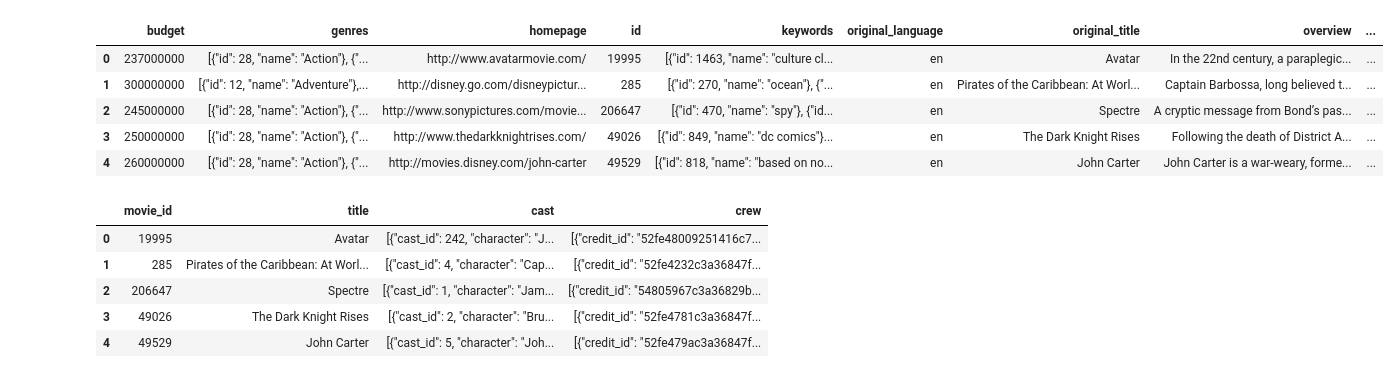
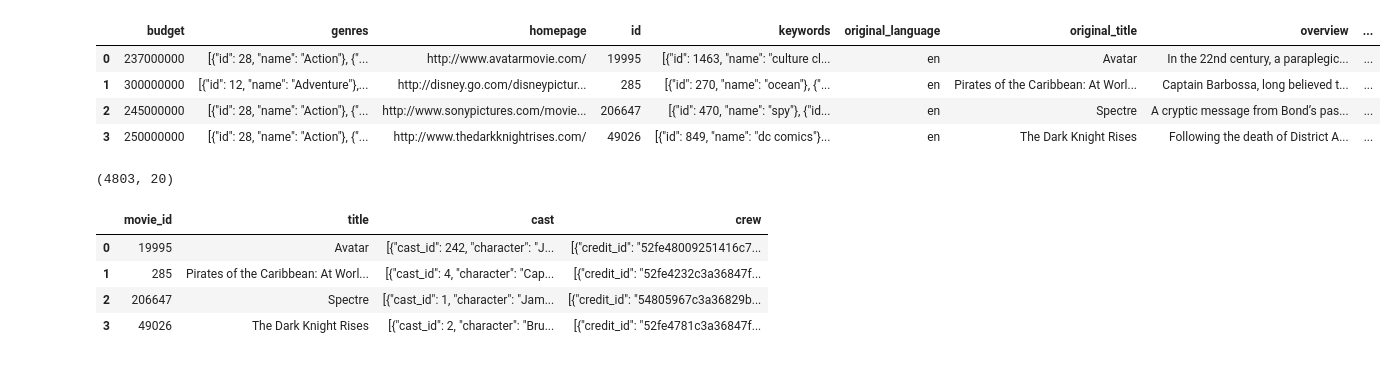
Before and after one commit to hamant-jagwan/Movies_Recommender_system--ML_-Project, a Jupyter notebook: Movies_Recommender_system.ipynb, the cells around one changed output. Cells and saved outputs as stored; diff of their text form; code cells hidden in the pictures.

```diff
--- a/Movies_Recommender_system.ipynb
+++ b/Movies_Recommender_system.ipynb
@@ -7,20 +10,22 @@ import numpy as np
 movies = pd.read_csv("/content/drive/MyDrive/data/tmdb_5000_movies.csv/tmdb_5000_movies.csv")
 credits = pd.read_csv("/content/drive/MyDrive/data/tmdb_5000_movies.csv/tmdb_5000_credits.csv")
 # %%
-movies.head()
+movies.head(4)
 # %% [output]
 |  | budget | genres | homepage | id | keywords | original_language | original_title | overview | ... |
 | 0 | 237000000 | [{"id": 28, "name": "Action"}, {"... | http://www.avatarmovie.com/ | 19995 | [{"id": 1463, "name": "culture cl... | en | Avatar | In the 22nd century, a paraplegic... | ... |
 | 1 | 300000000 | [{"id": 12, "name": "Adventure"},... | http://disney.go.com/disneypictur... | 285 | [{"id": 270, "name": "ocean"}, {"... | en | Pirates of the Caribbean: At Worl... | Captain Barbossa, long believed t... | ... |
 | 2 | 245000000 | [{"id": 28, "name": "Action"}, {"... | http://www.sonypictures.com/movie... | 206647 | [{"id": 470, "name": "spy"}, {"id... | en | Spectre | A cryptic message from Bond’s pas... | ... |
 | 3 | 250000000 | [{"id": 28, "name": "Action"}, {"... | http://www.thedarkknightrises.com/ | 49026 | [{"id": 849, "name": "dc comics"}... | en | The Dark Knight Rises | Following the death of District A... | ... |
-| 4 | 260000000 | [{"id": 28, "name": "Action"}, {"... | http://movies.disney.com/john-carter | 49529 | [{"id": 818, "name": "based on no... | en | John Carter | John Carter is a war-weary, forme... | ... |
+# %%
+movies.shape
+# %% [output]
+(4803, 20)
 # %%
-credits.head()
+credits.head(4)
 # %% [output]
 |  | movie_id | title | cast | crew |
 | 0 | 19995 | Avatar | [{"cast_id": 242, "character": "J... | [{"credit_id": "52fe48009251416c7... |
 | 1 | 285 | Pirates of the Caribbean: At Worl... | [{"cast_id": 4, "character": "Cap... | [{"credit_id": "52fe4232c3a36847f... |
 | 2 | 206647 | Spectre | [{"cast_id": 1, "character": "Jam... | [{"credit_id": "54805967c3a36829b... |
 | 3 | 49026 | The Dark Knight Rises | [{"cast_id": 2, "character": "Bru... | [{"credit_id": "52fe4781c3a36847f... |
-| 4 | 49529 | John Carter | [{"cast_id": 5, "character": "Joh... | [{"credit_id": "52fe479ac3a36847f... |
```
Also changed, not shown: parts of 50 cells of this notebook.
